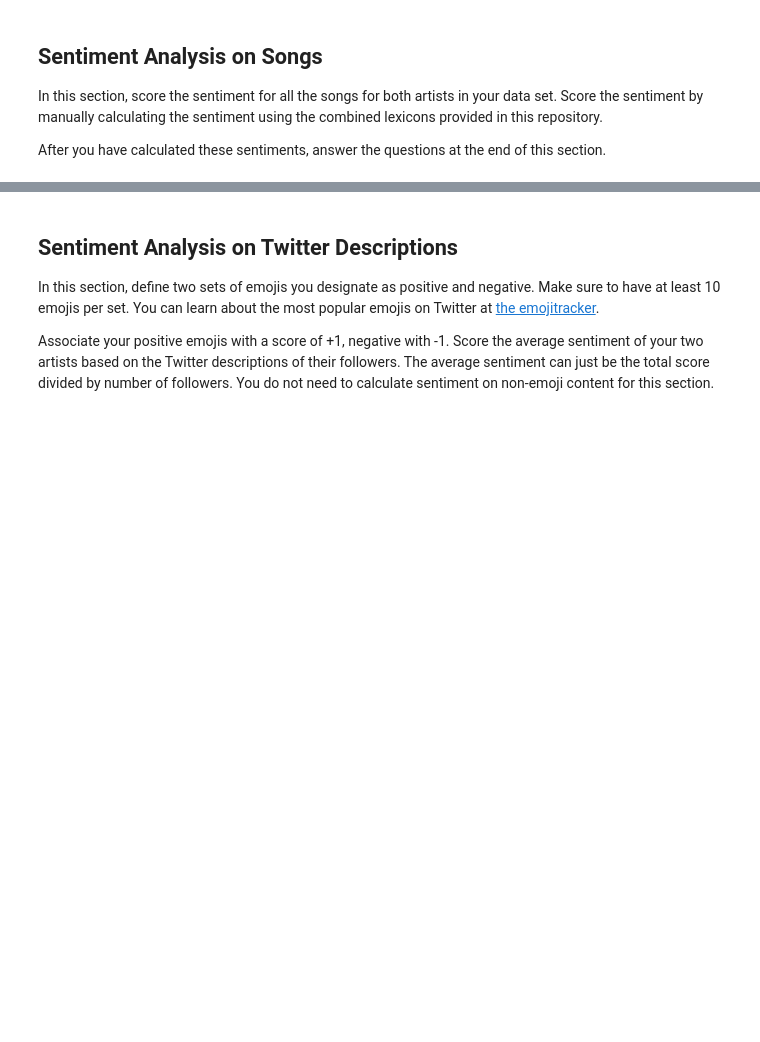
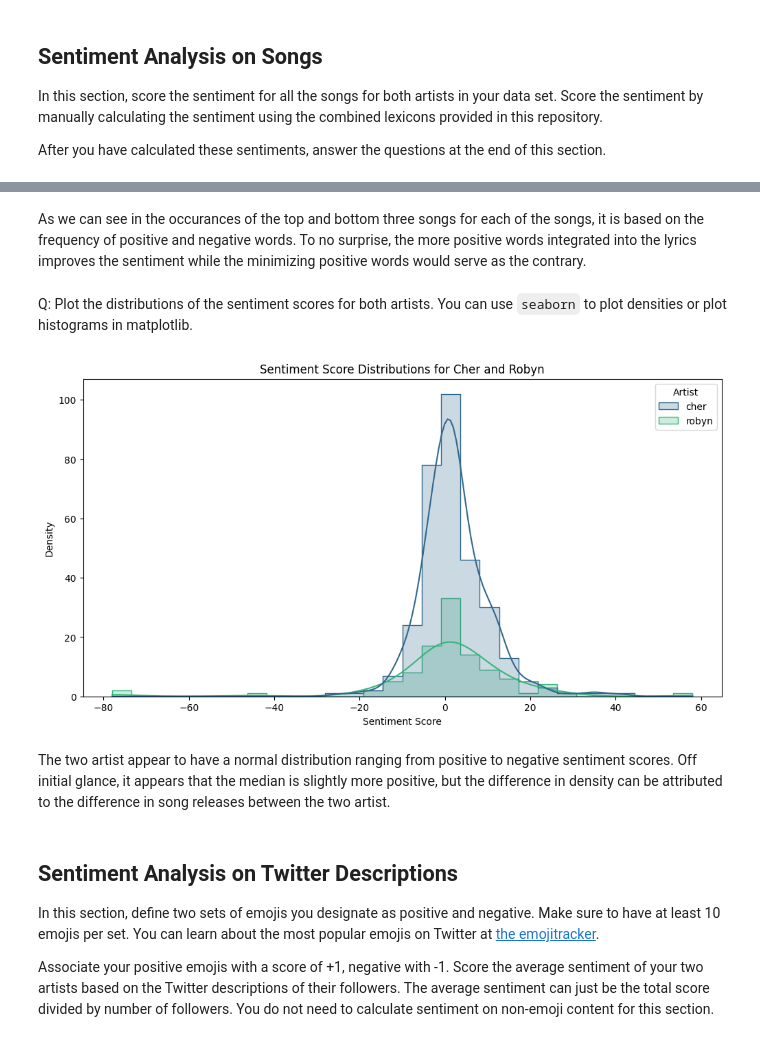
Before and after one commit to jesseg102/ads-tm-sentiment, a Jupyter notebook: Sentiment Assignment.ipynb, the cells around one changed output, grey strips where cells are left out. Cells and saved outputs as stored; diff of their text form; code cells hidden in the pictures; blank space fills up the shorter version.

```diff
--- a/Sentiment Assignment.ipynb
+++ b/Sentiment Assignment.ipynb
@@ -143,3 +129,28 @@ defaultdict(<class 'dict'>, {'cher': {'cher_comeandstaywithme': '"Come And Stay
 # words are associated with a score of +1 and negative words
 # are associated with a score of -1. You can use a dataframe or a
 # dictionary for this.
+
+# Define the paths to the positive and negative words files
+positive_words_file = 'positive-words.txt'
+negative_words_file = 'negative-words.txt'
+
+# Function to read words from a file and associate them with a sentiment score
+def read_words_with_score(file_path, score):
+    words_with_score = {}
+    with open(file_path, 'r', encoding='utf-8') as f:
+        for line in f:
+            word = line.strip()
+            if word and not word.startswith(';'):
+                words_with_score[word] = score
+    return words_with_score
+
+# Read/assign scores to positive and negative words
+positive_words = read_words_with_score(positive_words_file, 1)
+negative_words = read_words_with_score(negative_words_file, -1)
+
+# Combine positive & negative words into one dictionary
+sentiment_dict = {**positive_words, **negative_words}
+
+# Output the sentiment dictionary
+print("Sentiment Dictionary:")
+print(sentiment_dict)
@@ -176,3 +1214,27 @@ Q: Plot the distributions of the sentiment scores for both artists. You can use
+# %% [markdown]
+As we can see in the occurances of the top and bottom three songs for each of the songs, it is based on the frequency of positive and negative words. To no surprise, the more positive words integrated into the lyrics improves the sentiment while the minimizing positive words would serve as the contrary.
+# %% [markdown]
+
+Q: Plot the distributions of the sentiment scores for both artists. You can use `seaborn` to plot densities or plot histograms in matplotlib.
+# %%
+# Convert sentiment scores to a DataFrame for plotting
+sentiment_df = pd.DataFrame([
+    {'Artist': artist, 'Song': song, 'Sentiment Score': score}
+    for artist, songs in sentiment_scores.items()
+    for song, score in songs.items()
+])
+
+# Plot the sentiment score distributions
+plt.figure(figsize=(12, 6))
+sns.histplot(data=sentiment_df, x='Sentiment Score', hue='Artist', kde=True, bins=30, palette='viridis', element='step')
+plt.title('Sentiment Score Distributions for Cher and Robyn')
+plt.xlabel('Sentiment Score')
+plt.ylabel('Density')
+plt.show()
+# %% [output]
+[figure, added]
+# %% [markdown]
+The two artist appear to have a normal distribution ranging from positive to negative sentiment scores. Off initial glance, it appears that the median is slightly more positive, but the difference in density can be attributed to the difference in song releases between the two artist.
 # %% [markdown]
 ## Sentiment Analysis on Twitter Descriptions
 
```
Also changed, not shown: parts of 11 cells of this notebook, 1 other file.
